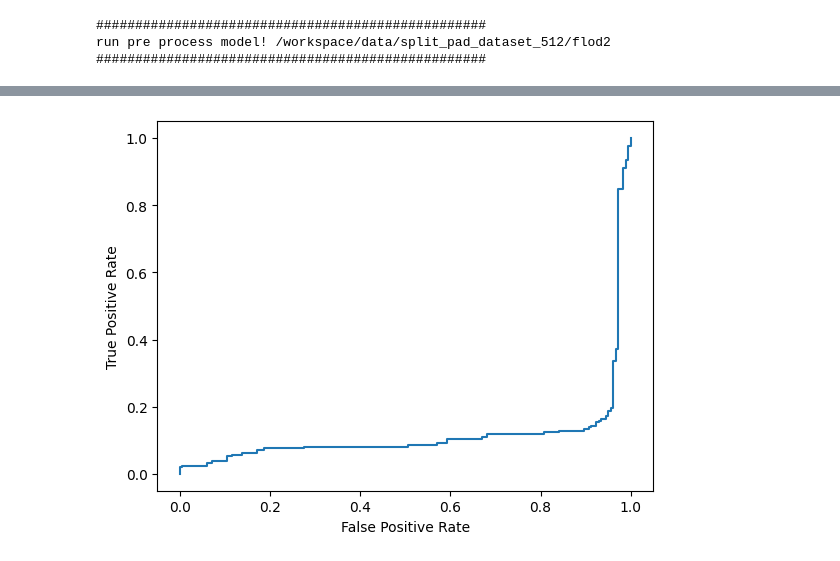
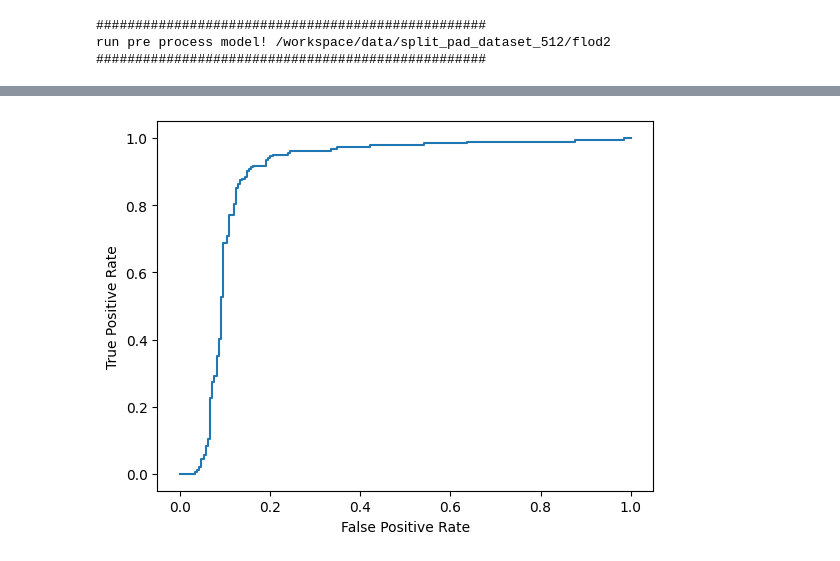
Before and after one commit to TsuguTsukumo/Walk_Video_PyTorch, a Jupyter notebook: project/attribution/draw_curve.ipynb, the cells around one changed output, grey strips where cells are left out. Cells and saved outputs as stored; diff of their text form; code cells hidden in the pictures.

```diff
--- a/project/attribution/draw_curve.ipynb
+++ b/project/attribution/draw_curve.ipynb
@@ -133,9 +146,9 @@ plt.savefig('test.png')
 # %%
 from sklearn.metrics import roc_curve
 from sklearn.metrics import RocCurveDisplay
 
 
-fpr, tpr, _ = roc_curve(label, pred, pos_label=0)
+fpr, tpr, _ = roc_curve(label, pred, pos_label=1)
 roc_display = RocCurveDisplay(fpr=fpr, tpr=tpr).plot()
 # %% [output]
-[figure, old version]
+[figure, new version]
```
Also changed, not shown: parts of 10 cells of this notebook, 3 other files.
